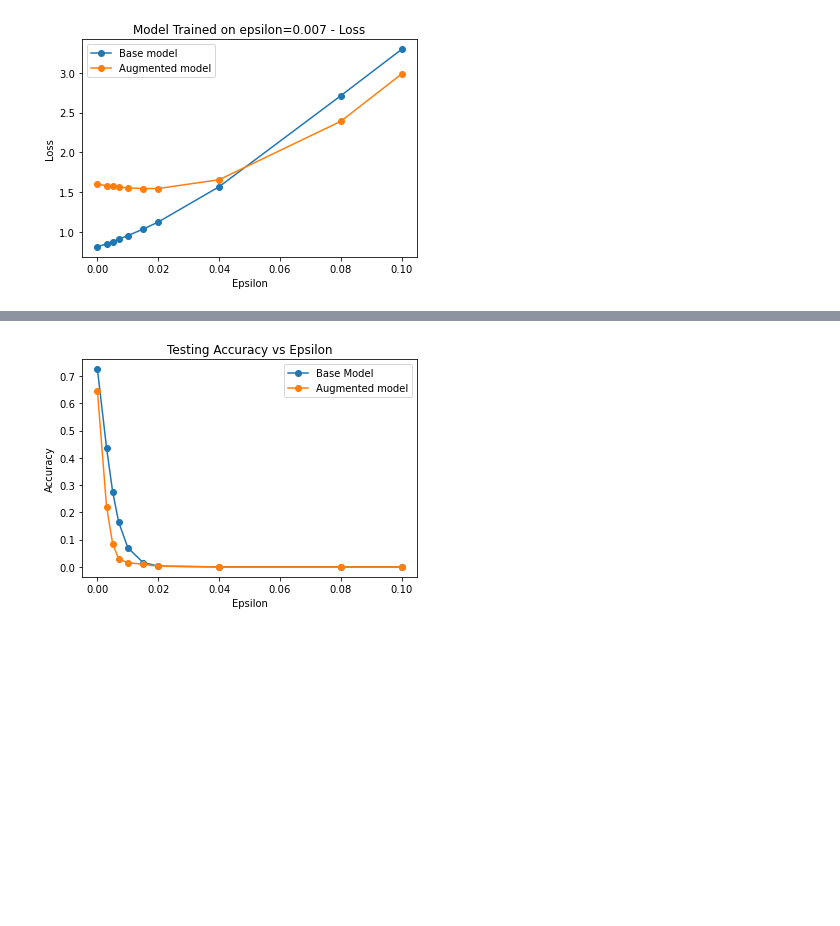
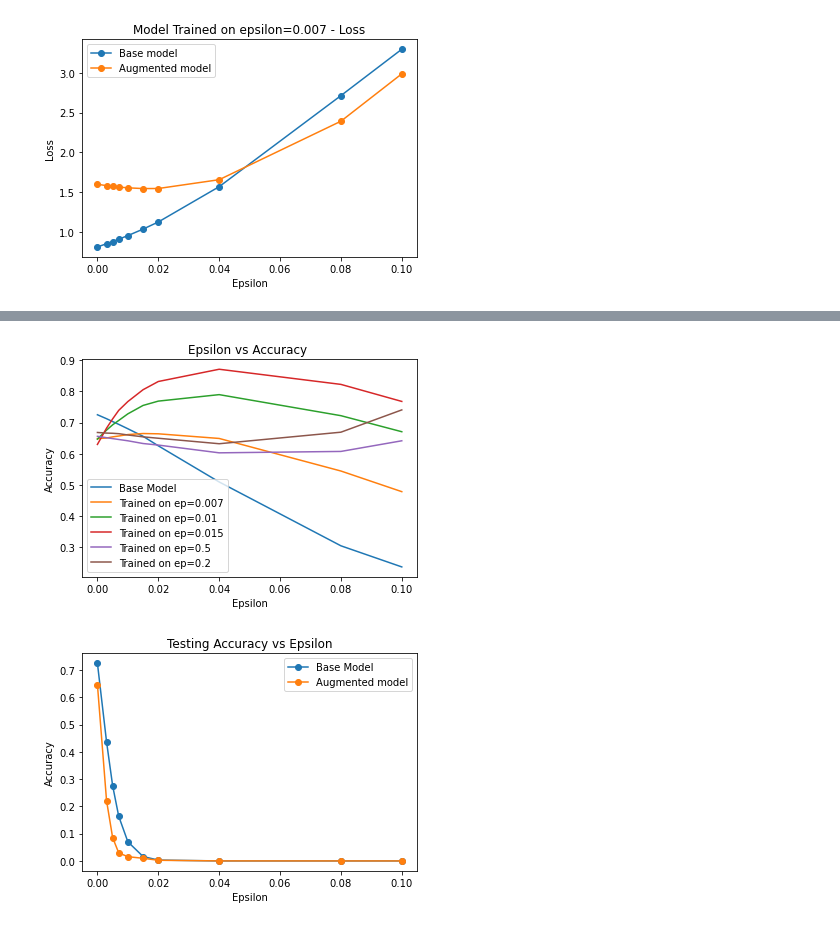
Before and after one commit to bliutech/adversarial-networks, a Jupyter notebook: main.ipynb, the cells around one changed output, grey strips where cells are left out. Cells and saved outputs as stored; diff of their text form; code cells hidden in the pictures; blank space fills up the shorter version.

```diff
--- a/main.ipynb
+++ b/main.ipynb
@@ -301,3 +344,17 @@ Loss: 1.5920, Accuracy: 0.6707
+# %%
+plt.plot(epsilons, accuracies[0], "-", label="Base Model")
+plt.plot(epsilons,accuracies[0.007], "-",label="Trained on ep=0.007")
+plt.plot(epsilons,accuracies[0.01], "-",label="Trained on ep=0.01")
+plt.plot(epsilons, accuracies[0.015], "-",label="Trained on ep=0.015")
+plt.plot(epsilons,accuracies[0.5], "-",label="Trained on ep=0.5")
+plt.plot(epsilons,accuracies[0.2], "-",label="Trained on ep=0.2")
+plt.title("Epsilon vs Accuracy ")
+plt.xlabel("Epsilon")
+plt.ylabel("Accuracy")
+plt.legend()
+plt.show()
+# %% [output]
+[figure, added]
 # %%
 #this was trained with pre_post_fgsm testing, and the augmented model was trained with eps = 0.005
 plt.plot(epsilons, accuracies2, "o-", label="Base Model")
```
Also changed, not shown: parts of 7 cells of this notebook, 3 other files.
